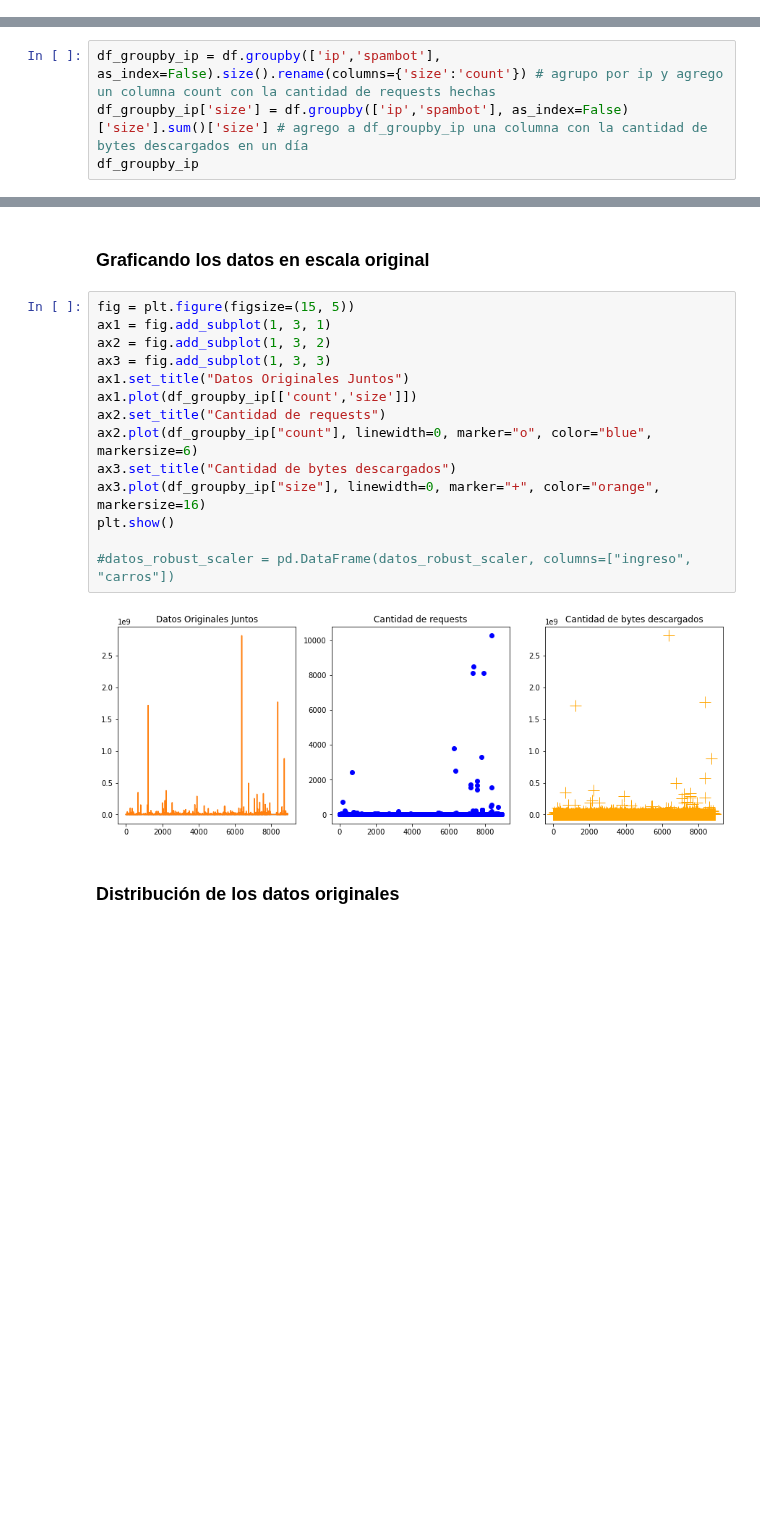
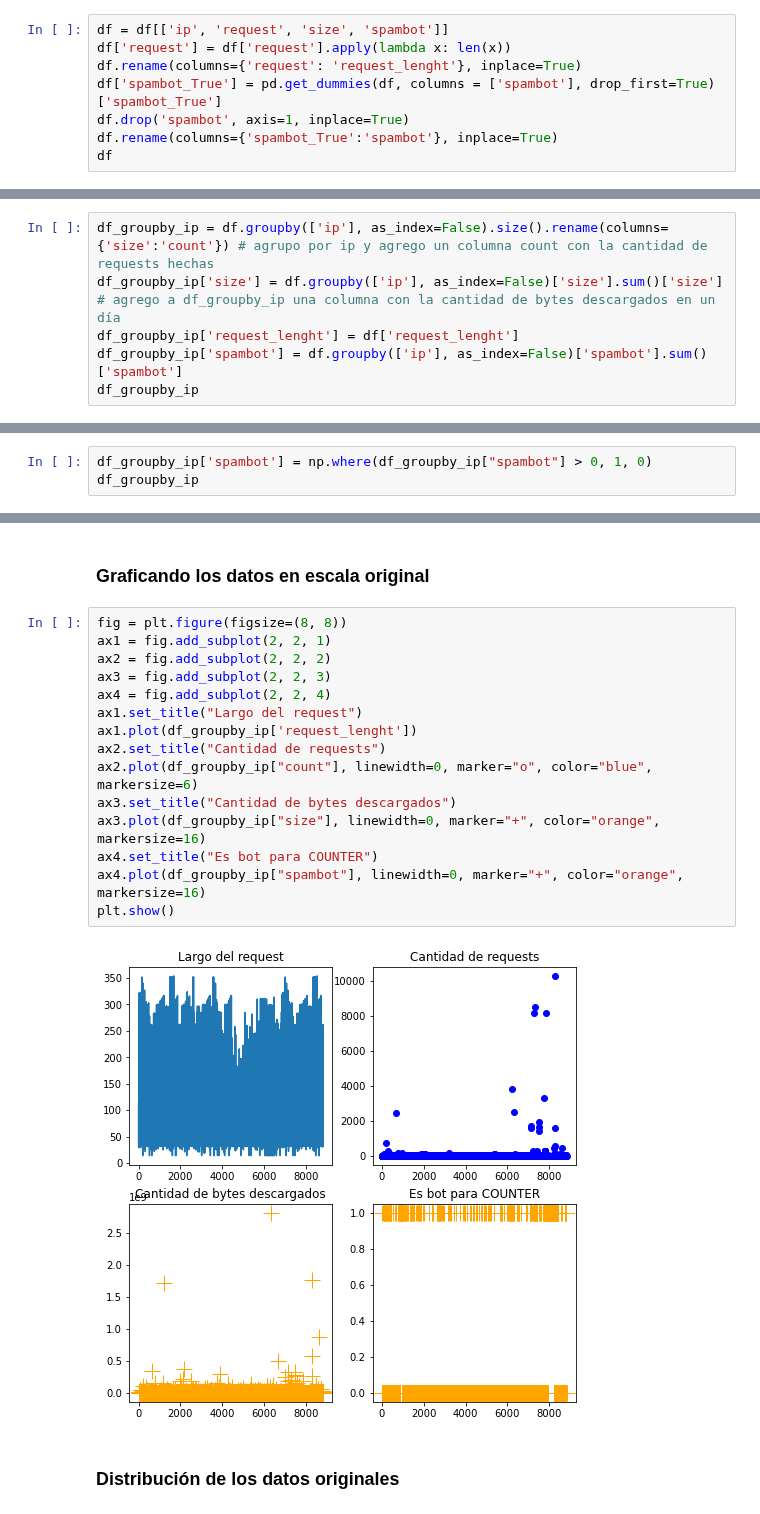
Before and after one commit to PabloDeAlbu/tp-final-mineria, a Jupyter notebook: 00-datos.ipynb, the cells around one changed output, grey strips where cells are left out. Saved outputs shown, nothing was run; the diff lists cells and outputs as text; blank space fills up the shorter version.

```diff
--- a/00-datos.ipynb
+++ b/00-datos.ipynb
@@ -31,3 +32,11 @@ df.head(5)
 | 2 | 173.252.107.3 | 2022-03-31 00:00:13-03:00 | GET /handle/10915/31292 HTTP/1.1 | 200 | 9512 | <NA> | facebookexternalhit/1.1 (+http://... | True |
 | 3 | 173.252.107.22 | 2022-03-31 00:00:14-03:00 | GET /handle/10915/66507 HTTP/1.1 | 200 | 10170 | <NA> | facebookexternalhit/1.1 (+http://... | True |
 | 4 | 173.252.107.9 | 2022-03-31 00:00:14-03:00 | GET /handle/10915/66507 HTTP/1.1 | 200 | 10170 | <NA> | facebookexternalhit/1.1 (+http://... | True |
+# %%
+df = df[['ip', 'request', 'size', 'spambot']]
+df['request'] = df['request'].apply(lambda x: len(x))
+df.rename(columns={'request': 'request_lenght'}, inplace=True)
+df['spambot_True'] = pd.get_dummies(df, columns = ['spambot'], drop_first=True)['spambot_True']
+df.drop('spambot', axis=1, inplace=True)
+df.rename(columns={'spambot_True':'spambot'}, inplace=True)
+df
@@ -34,5 +57,7 @@ df.head(5)
 # %%
-df_groupby_ip = df.groupby(['ip','spambot'], as_index=False).size().rename(columns={'size':'count'}) # agrupo por ip y agrego un columna count con la cantidad de requests hechas
-df_groupby_ip['size'] = df.groupby(['ip','spambot'], as_index=False)['size'].sum()['size'] # agrego a df_groupby_ip una columna con la cantidad de bytes descargados en un día
+df_groupby_ip = df.groupby(['ip'], as_index=False).size().rename(columns={'size':'count'}) # agrupo por ip y agrego un columna count con la cantidad de requests hechas
+df_groupby_ip['size'] = df.groupby(['ip'], as_index=False)['size'].sum()['size'] # agrego a df_groupby_ip una columna con la cantidad de bytes descargados en un día
+df_groupby_ip['request_lenght'] = df['request_lenght']
+df_groupby_ip['spambot'] = df.groupby(['ip'], as_index=False)['spambot'].sum()['spambot']
 df_groupby_ip
 # %% [output]
@@ -51,0 +77,3 @@ df_groupby_ip
+# %%
+df_groupby_ip['spambot'] = np.where(df_groupby_ip["spambot"] > 0, 1, 0)
+df_groupby_ip
@@ -60,21 +103,22 @@ dtype: object
 # %% [markdown]
 ### Graficando los datos en escala original
 # %%
-fig = plt.figure(figsize=(15, 5))
-ax1 = fig.add_subplot(1, 3, 1)
-ax2 = fig.add_subplot(1, 3, 2)
-ax3 = fig.add_subplot(1, 3, 3)
-ax1.set_title("Datos Originales Juntos")
-ax1.plot(df_groupby_ip[['count','size']])
+fig = plt.figure(figsize=(8, 8))
+ax1 = fig.add_subplot(2, 2, 1)
+ax2 = fig.add_subplot(2, 2, 2)
+ax3 = fig.add_subplot(2, 2, 3)
+ax4 = fig.add_subplot(2, 2, 4)
+ax1.set_title("Largo del request")
+ax1.plot(df_groupby_ip['request_lenght'])
 ax2.set_title("Cantidad de requests")
 ax2.plot(df_groupby_ip["count"], linewidth=0, marker="o", color="blue", markersize=6)
 ax3.set_title("Cantidad de bytes descargados")
 ax3.plot(df_groupby_ip["size"], linewidth=0, marker="+", color="orange", markersize=16)
+ax4.set_title("Es bot para COUNTER")
+ax4.plot(df_groupby_ip["spambot"], linewidth=0, marker="+", color="orange", markersize=16)
 plt.show()
-
-#datos_robust_scaler = pd.DataFrame(datos_robust_scaler, columns=["ingreso", "carros"])
 # %% [output]
-[figure, old version]
+[figure, new version]
 # %% [markdown]
 ### Distribución de los datos originales
 # %%
```
Also changed, not shown: parts of 18 cells of this notebook.
